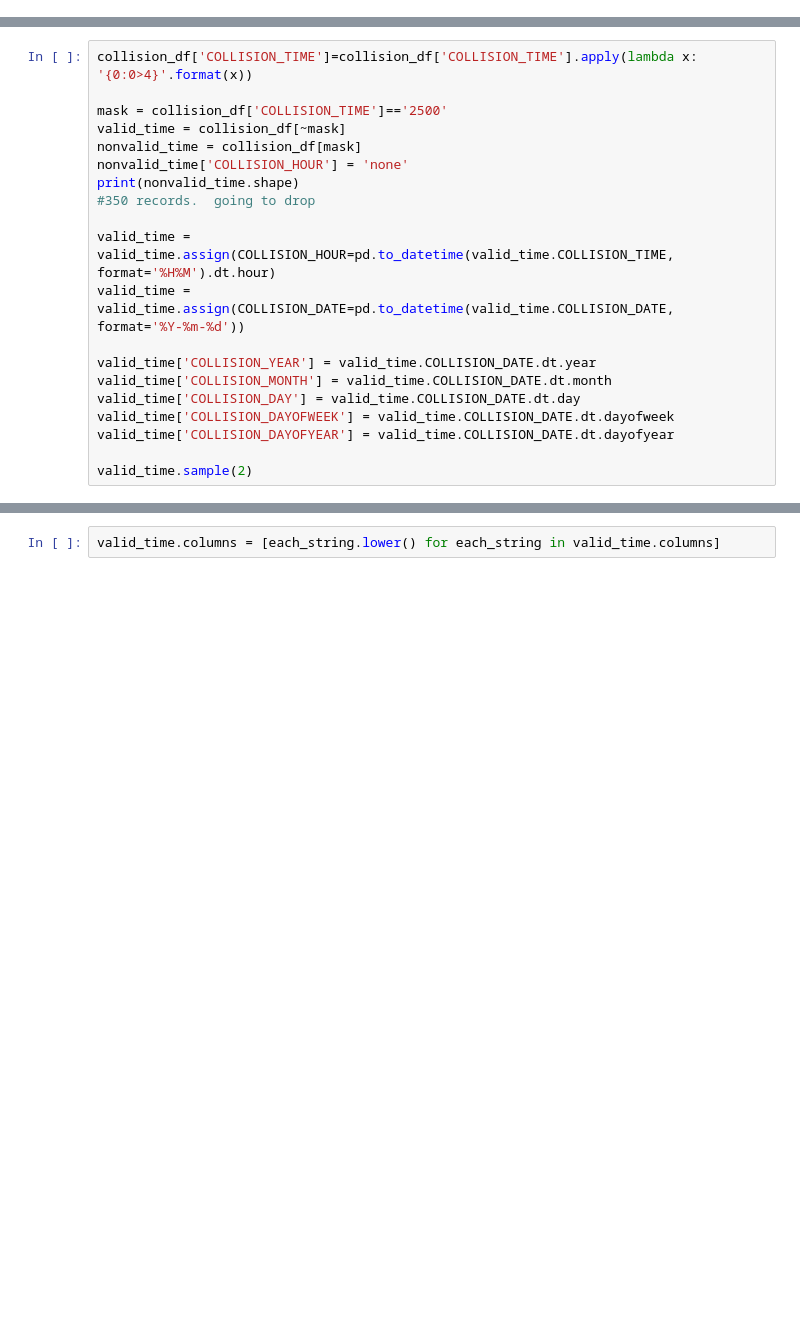
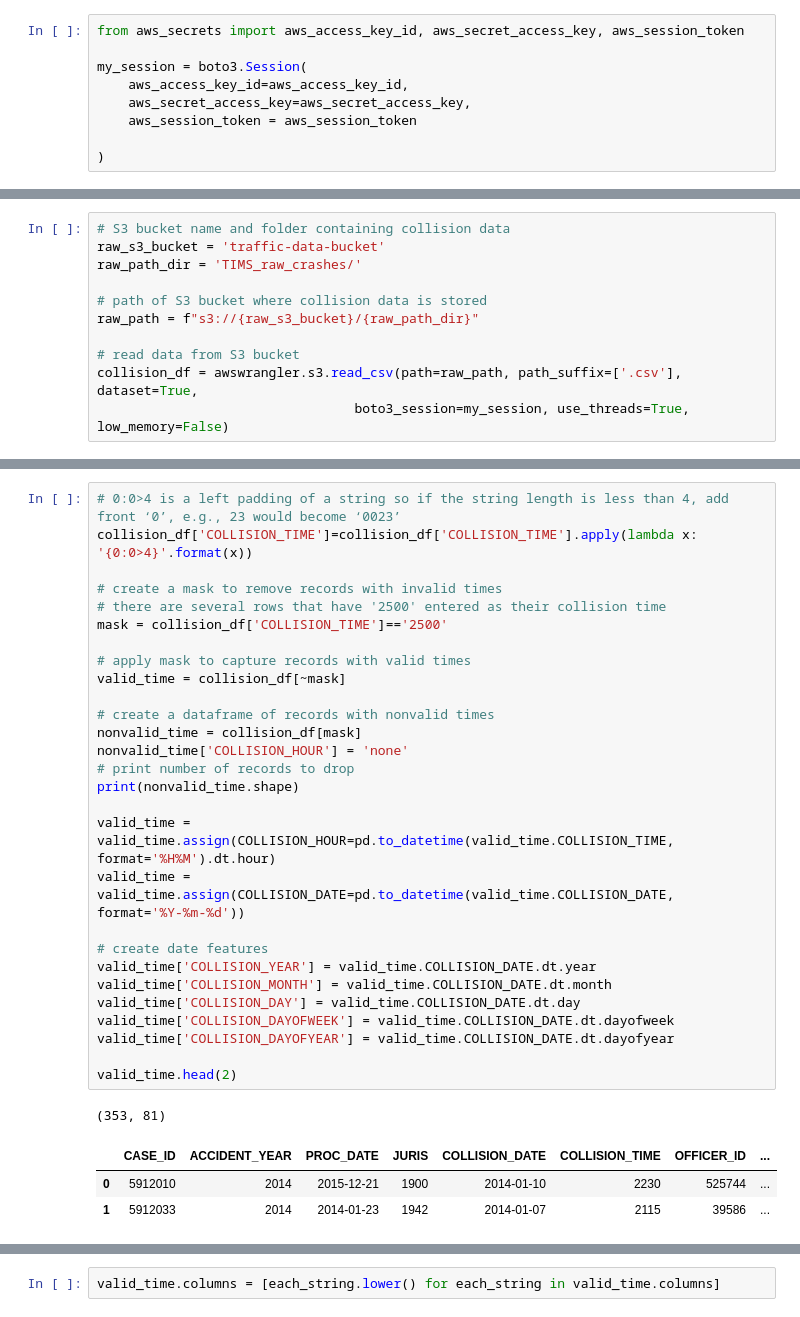
Before and after one commit to jschmit-ds/capstone, a Jupyter notebook: 01.Data_Etl/03.TIMS_accident_prep.ipynb, the cells around one changed output, grey strips where cells are left out. Saved outputs shown, nothing was run; the diff lists cells and outputs as text; blank space fills up the shorter version.

```diff
--- a/01.Data_Etl/03.TIMS_accident_prep.ipynb
+++ b/01.Data_Etl/03.TIMS_accident_prep.ipynb
@@ -32,0 +27,9 @@ collision_df.sample(2)
+# %%
+from aws_secrets import aws_access_key_id, aws_secret_access_key, aws_session_token
+
+my_session = boto3.Session(
+    aws_access_key_id=aws_access_key_id,
+    aws_secret_access_key=aws_secret_access_key,
+    aws_session_token = aws_session_token
+
+)
@@ -32,0 +39,11 @@ collision_df.sample(2)
+# %%
+# S3 bucket name and folder containing collision data
+raw_s3_bucket = 'traffic-data-bucket'
+raw_path_dir = 'TIMS_raw_crashes/'
+
+# path of S3 bucket where collision data is stored
+raw_path = f"s3://{raw_s3_bucket}/{raw_path_dir}"
+
+# read data from S3 bucket
+collision_df = awswrangler.s3.read_csv(path=raw_path, path_suffix=['.csv'], dataset=True,
+                                 boto3_session=my_session, use_threads=True, low_memory=False)
@@ -33,20 +67,33 @@ collision_df.sample(2)
 # %%
+# 0:0>4 is a left padding of a string so if the string length is less than 4, add front ‘0’, e.g., 23 would become ‘0023’
 collision_df['COLLISION_TIME']=collision_df['COLLISION_TIME'].apply(lambda x: '{0:0>4}'.format(x))
 
+# create a mask to remove records with invalid times
+# there are several rows that have '2500' entered as their collision time
 mask = collision_df['COLLISION_TIME']=='2500'
+
+# apply mask to capture records with valid times
 valid_time = collision_df[~mask]
+
+# create a dataframe of records with nonvalid times
 nonvalid_time = collision_df[mask]
 nonvalid_time['COLLISION_HOUR'] = 'none'
+# print number of records to drop
 print(nonvalid_time.shape)
-#350 records.  going to drop
 
 valid_time = valid_time.assign(COLLISION_HOUR=pd.to_datetime(valid_time.COLLISION_TIME, format='%H%M').dt.hour)
 valid_time = valid_time.assign(COLLISION_DATE=pd.to_datetime(valid_time.COLLISION_DATE, format='%Y-%m-%d'))
 
+# create date features
 valid_time['COLLISION_YEAR'] = valid_time.COLLISION_DATE.dt.year
 valid_time['COLLISION_MONTH'] = valid_time.COLLISION_DATE.dt.month
 valid_time['COLLISION_DAY'] = valid_time.COLLISION_DATE.dt.day
 valid_time['COLLISION_DAYOFWEEK'] = valid_time.COLLISION_DATE.dt.dayofweek
 valid_time['COLLISION_DAYOFYEAR'] = valid_time.COLLISION_DATE.dt.dayofyear
 
-valid_time.sample(2)
+valid_time.head(2)
+# %% [output]
+(353, 81)
+|  | CASE_ID | ACCIDENT_YEAR | PROC_DATE | JURIS | COLLISION_DATE | COLLISION_TIME | OFFICER_ID | ... |
+| 0 | 5912010 | 2014 | 2015-12-21 | 1900 | 2014-01-10 | 2230 | 525744 | ... |
+| 1 | 5912033 | 2014 | 2014-01-23 | 1942 | 2014-01-07 | 2115 | 39586 | ... |
```
Also changed, not shown: parts of 16 cells of this notebook, 22 other files.
